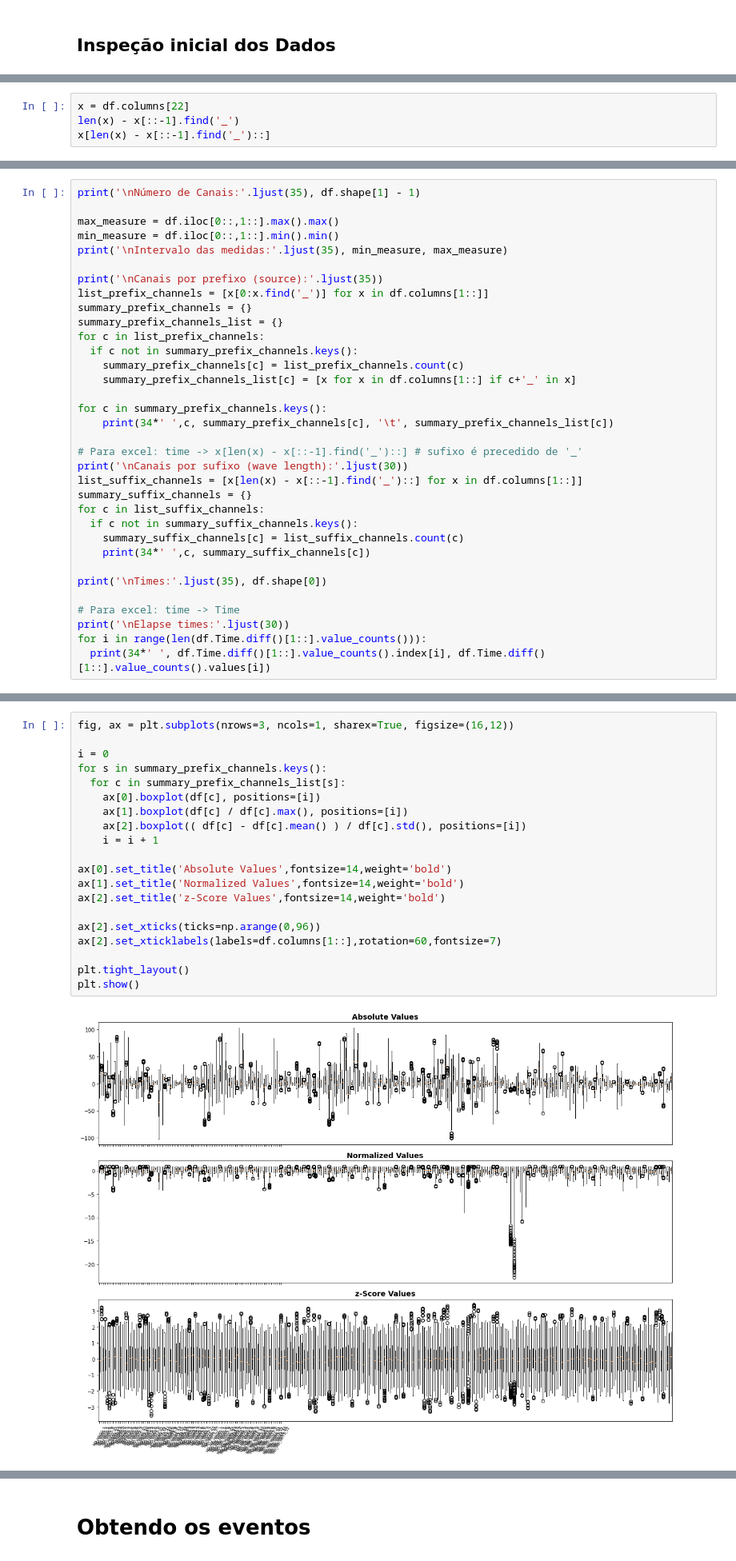
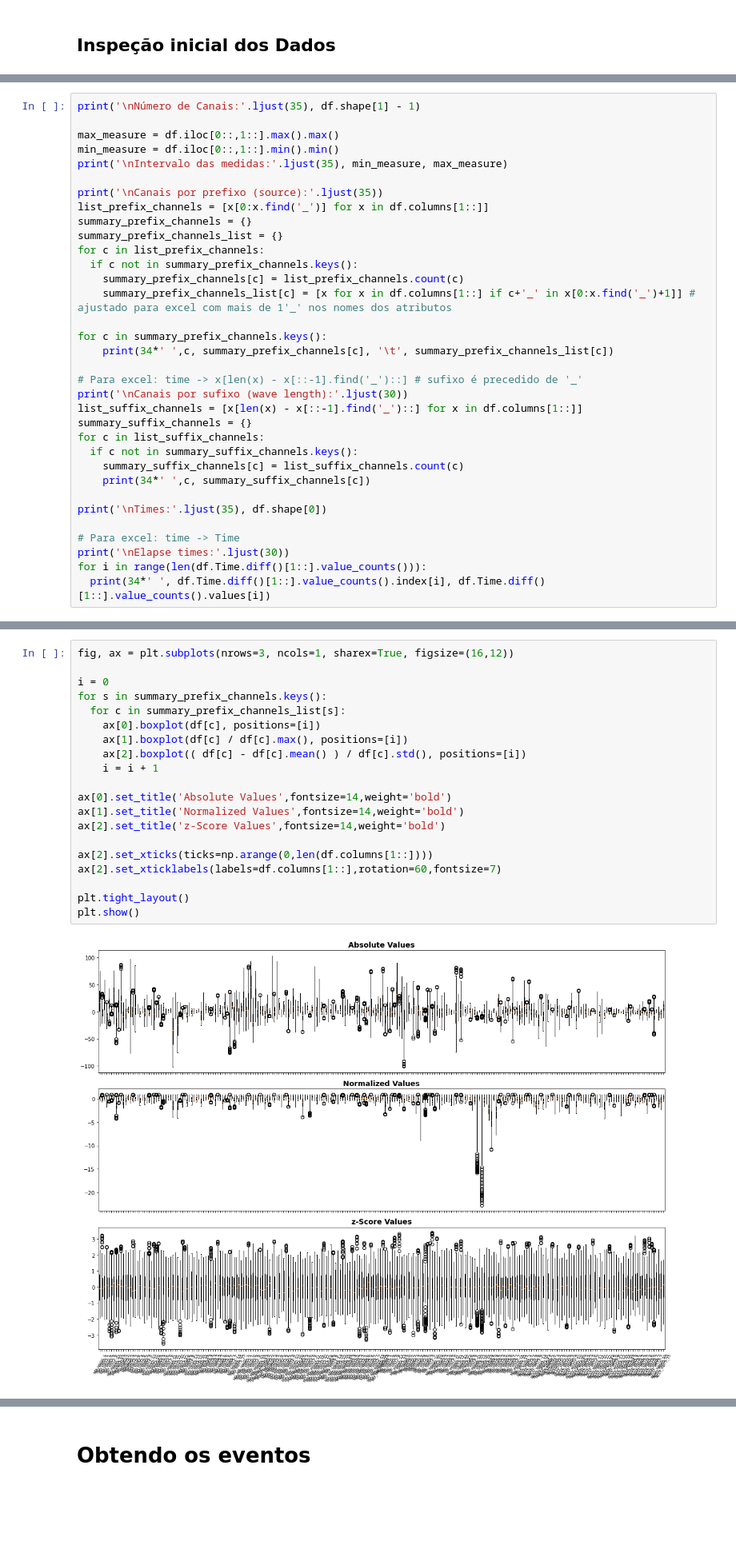
Before and after one commit to Rogerio-mack/fNIRS, a Jupyter notebook: fnirs_analysis_2.ipynb, the cells around one changed output, grey strips where cells are left out. Shown at 80% size. Saved outputs shown, nothing was run; the diff lists cells and outputs as text; blank space fills up the shorter version.

```diff
--- a/fnirs_analysis_2.ipynb
+++ b/fnirs_analysis_2.ipynb
@@ -48,4 +56,0 @@ df.columns[22]
-# %%
-x = df.columns[22]
-len(x) - x[::-1].find('_')
-x[len(x) - x[::-1].find('_')::]
@@ -69,7 +68,7 @@ summary_prefix_channels_list = {}
 for c in list_prefix_channels:
   if c not in summary_prefix_channels.keys():
     summary_prefix_channels[c] = list_prefix_channels.count(c)
-    summary_prefix_channels_list[c] = [x for x in df.columns[1::] if c+'_' in x]
+    summary_prefix_channels_list[c] = [x for x in df.columns[1::] if c+'_' in x[0:x.find('_')+1]] # ajustado para excel com mais de 1'_' nos nomes dos atributos
 
 for c in summary_prefix_channels.keys():
     print(34*' ',c, summary_prefix_channels[c], '\t', summary_prefix_channels_list[c])
@@ -160,25 +159,25 @@ plt.show()
 # %%
 fig, ax = plt.subplots(nrows=3, ncols=1, sharex=True, figsize=(16,12))
 
 i = 0
 for s in summary_prefix_channels.keys():
   for c in summary_prefix_channels_list[s]:
     ax[0].boxplot(df[c], positions=[i])
     ax[1].boxplot(df[c] / df[c].max(), positions=[i])
     ax[2].boxplot(( df[c] - df[c].mean() ) / df[c].std(), positions=[i])
     i = i + 1
 
 ax[0].set_title('Absolute Values',fontsize=14,weight='bold')
 ax[1].set_title('Normalized Values',fontsize=14,weight='bold')
 ax[2].set_title('z-Score Values',fontsize=14,weight='bold')
 
-ax[2].set_xticks(ticks=np.arange(0,96))
+ax[2].set_xticks(ticks=np.arange(0,len(df.columns[1::])))
 ax[2].set_xticklabels(labels=df.columns[1::],rotation=60,fontsize=7)
 
 plt.tight_layout()
 plt.show()
 # %% [output]
-[figure, old version]
+[figure, new version]
 # %%
 s = input('Entre com um conjunto de canais ou enter para o primeiro conjunto: ')
 if s == '': s = 'MDHbO2' # list( summary_prefix_channels.keys() )[0]
```
Also changed, not shown: parts of 7 cells of this notebook.
